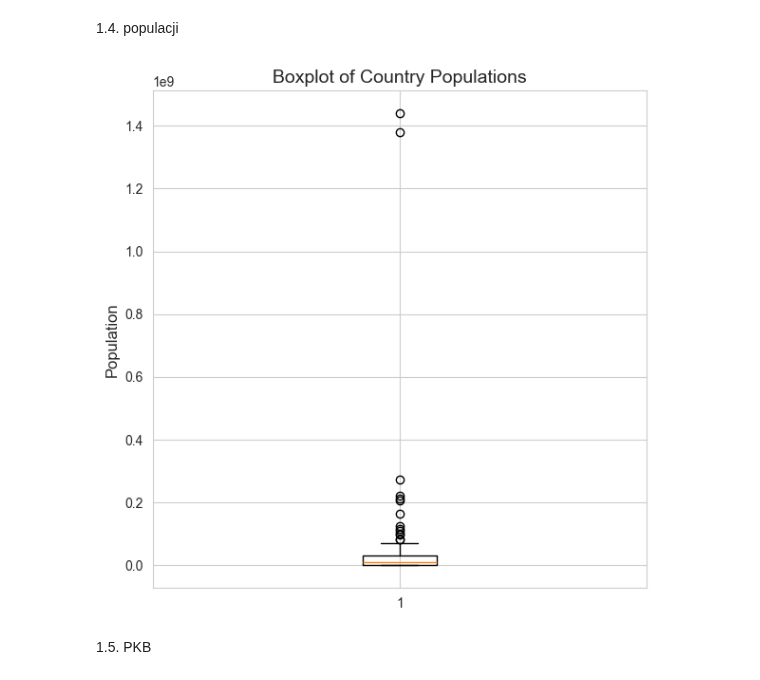
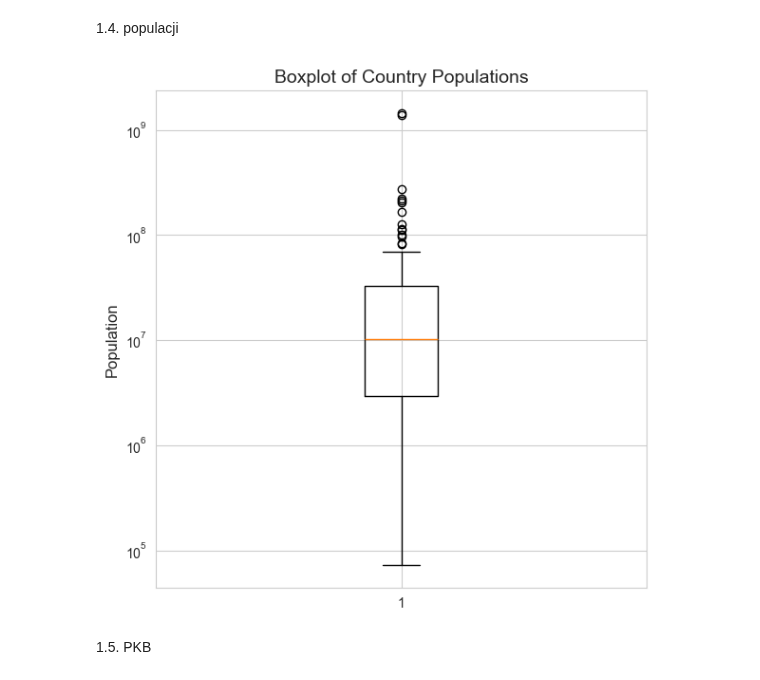
Before and after one commit to JakubKaczmarek5764/BigData1, a Jupyter notebook: zad2.ipynb, the cells around one changed output. Cells and saved outputs as stored; diff of their text form; code cells hidden in the pictures.

```diff
--- a/zad2.ipynb
+++ b/zad2.ipynb
@@ -137,12 +136,13 @@ plt.show()
 # %%
 plt.figure(figsize=(6, 6))
 plt.boxplot(countries_df['population'])
 plt.title('Boxplot of Country Populations', fontsize=14)
 plt.ylabel('Population', fontsize=12)
+plt.yscale('symlog')
 plt.tight_layout()
 plt.show()
 # %% [output]
-[figure, old version]
+[figure, new version]
 # %% [markdown]
 1.5. PKB
 # %%
```
Also changed, not shown: parts of 12 cells of this notebook.
